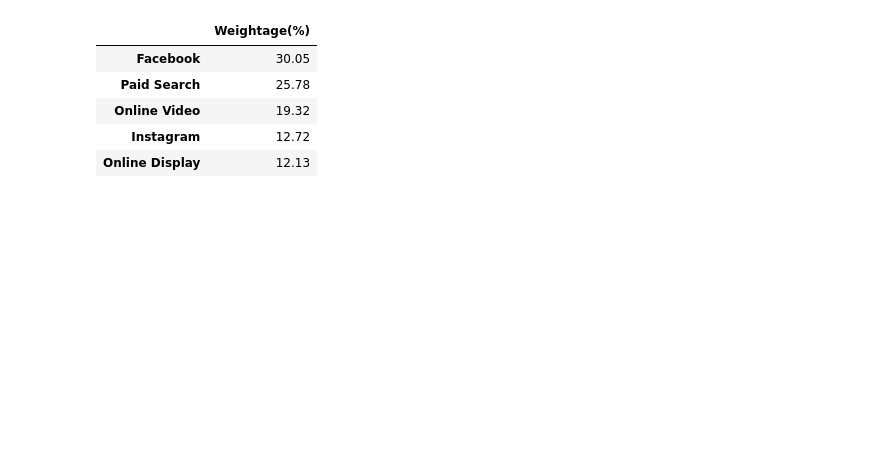
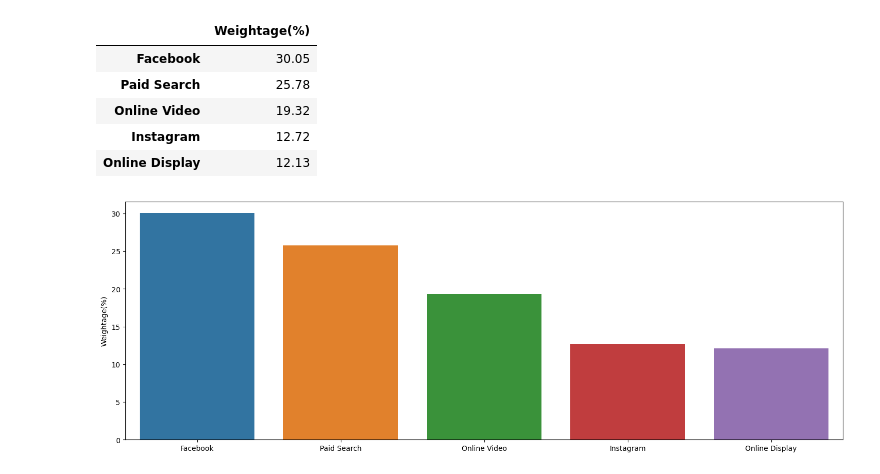
Before and after one commit to charuarora26/Marketing-Attribution---Multi-Touch, a Jupyter notebook: Multi-Touch Attribution.ipynb, the cells around one changed output. Saved outputs shown, nothing was run; the diff lists cells and outputs as text; code cells hidden in the pictures; blank space fills up the shorter version.

```diff
--- a/Multi-Touch Attribution.ipynb
+++ b/Multi-Touch Attribution.ipynb
@@ -30,6 +70,6 @@ Name: channel, dtype: float64
 # %%
 #Last Touch
-last_touch_final = pd.DataFrame(round(temp[channel_col].value_counts(normalize=True) * 100, 2))
+last_touch_final = pd.DataFrame(round(temp['channel'].value_counts(normalize=True) * 100, 2))
 last_touch_final.columns = ['Weightage(%)']
 last_touch_final
 # %% [output]
@@ -39,3 +79,14 @@ last_touch_final
 | Online Video | 19.32 |
 | Instagram | 12.72 |
 | Online Display | 12.13 |
+# %%
+# Set the figure size for the plot
+plt.subplots(figsize=(18, 6))
+
+# Create a bar plot using Seaborn
+sns.barplot(y='Weightage(%)', x=last_touch_final.index, data=last_touch_final)
+
+# Display the plot
+plt.show()
+# %% [output]
+[figure, added]
```
Also changed, not shown: parts of 14 cells of this notebook.
